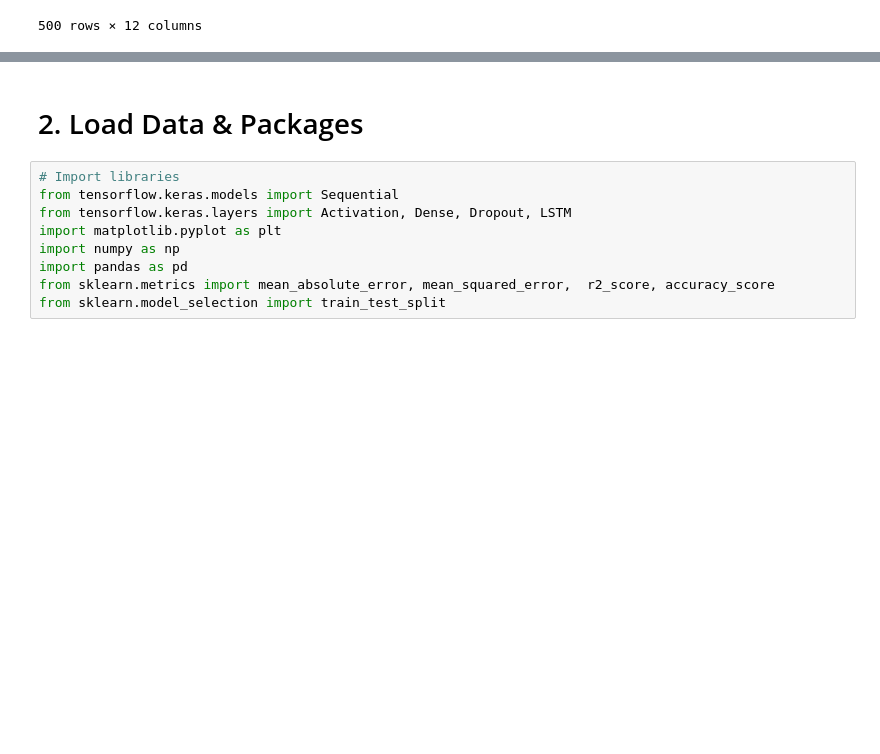
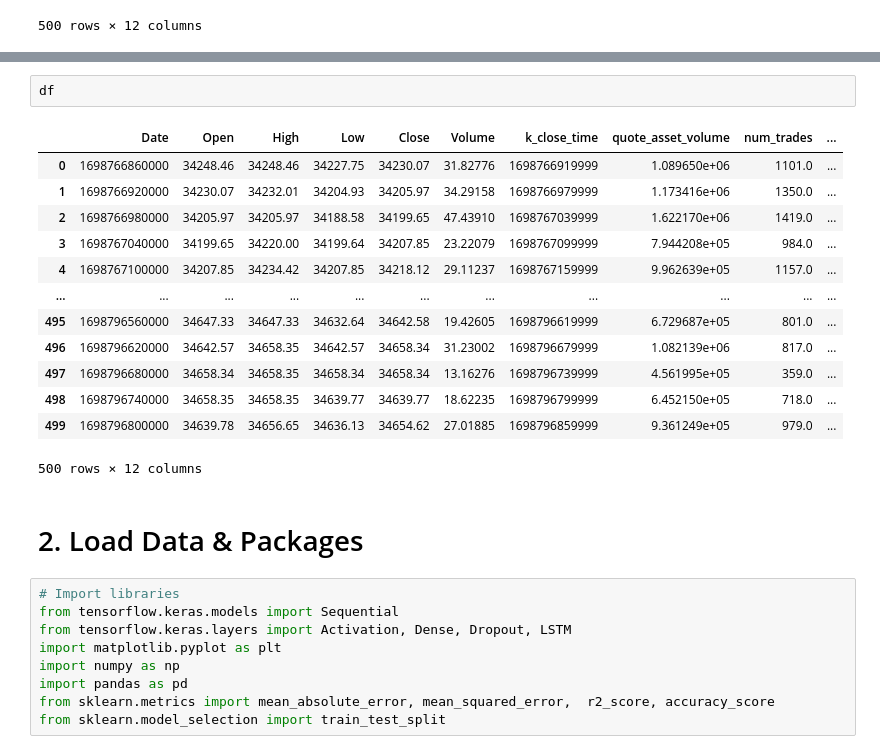
Before and after one commit to oscarlee8787/price_prediction, a Jupyter notebook: notebooks/CryptoPredictionBTC.ipynb, the cells around one changed output, grey strips where cells are left out. Cells and saved outputs as stored; diff of their text form; blank space fills up the shorter version.

```diff
--- a/notebooks/CryptoPredictionBTC.ipynb
+++ b/notebooks/CryptoPredictionBTC.ipynb
@@ -80,3 +78,19 @@ NameError: name 'df' is not defined
+# %%
+df
+# %% [output]
+|  | Date | Open | High | Low | Close | Volume | k_close_time | quote_asset_volume | num_trades | ... |
+| 0 | 1698766860000 | 34248.46 | 34248.46 | 34227.75 | 34230.07 | 31.82776 | 1698766919999 | 1.089650e+06 | 1101.0 | ... |
+| 1 | 1698766920000 | 34230.07 | 34232.01 | 34204.93 | 34205.97 | 34.29158 | 1698766979999 | 1.173416e+06 | 1350.0 | ... |
+| 2 | 1698766980000 | 34205.97 | 34205.97 | 34188.58 | 34199.65 | 47.43910 | 1698767039999 | 1.622170e+06 | 1419.0 | ... |
+| 3 | 1698767040000 | 34199.65 | 34220.00 | 34199.64 | 34207.85 | 23.22079 | 1698767099999 | 7.944208e+05 | 984.0 | ... |
+| 4 | 1698767100000 | 34207.85 | 34234.42 | 34207.85 | 34218.12 | 29.11237 | 1698767159999 | 9.962639e+05 | 1157.0 | ... |
+| ... | ... | ... | ... | ... | ... | ... | ... | ... | ... | ... |
+| 495 | 1698796560000 | 34647.33 | 34647.33 | 34632.64 | 34642.58 | 19.42605 | 1698796619999 | 6.729687e+05 | 801.0 | ... |
+| 496 | 1698796620000 | 34642.57 | 34658.35 | 34642.57 | 34658.34 | 31.23002 | 1698796679999 | 1.082139e+06 | 817.0 | ... |
+| 497 | 1698796680000 | 34658.34 | 34658.35 | 34658.34 | 34658.34 | 13.16276 | 1698796739999 | 4.561995e+05 | 359.0 | ... |
+| 498 | 1698796740000 | 34658.35 | 34658.35 | 34639.77 | 34639.77 | 18.62235 | 1698796799999 | 6.452150e+05 | 718.0 | ... |
+| 499 | 1698796800000 | 34639.78 | 34656.65 | 34636.13 | 34654.62 | 27.01885 | 1698796859999 | 9.361249e+05 | 979.0 | ... |
+500 rows × 12 columns
 # %% [markdown]
 # 2. Load Data & Packages
 # %%
```
Also changed, not shown: parts of 1 cell of this notebook, 7 other files.
